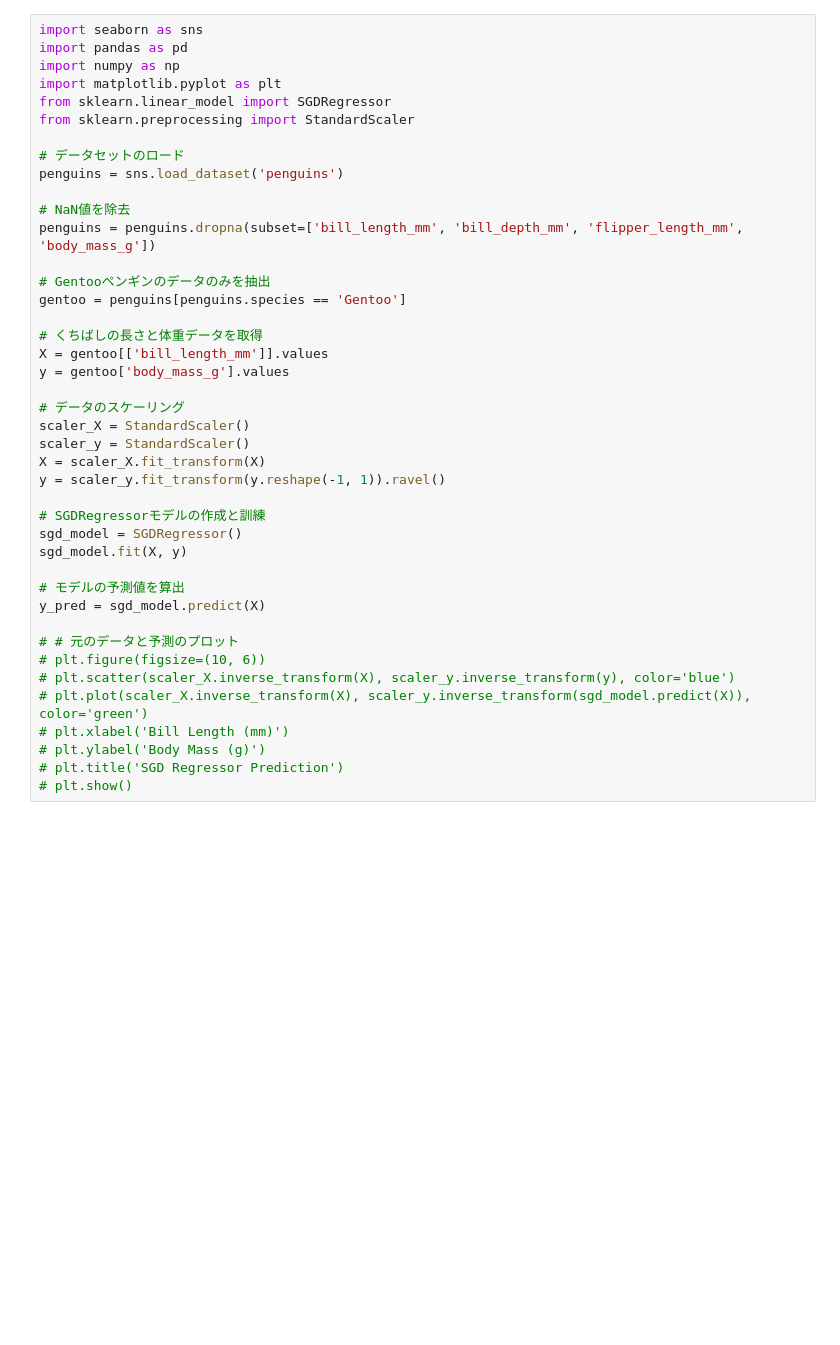
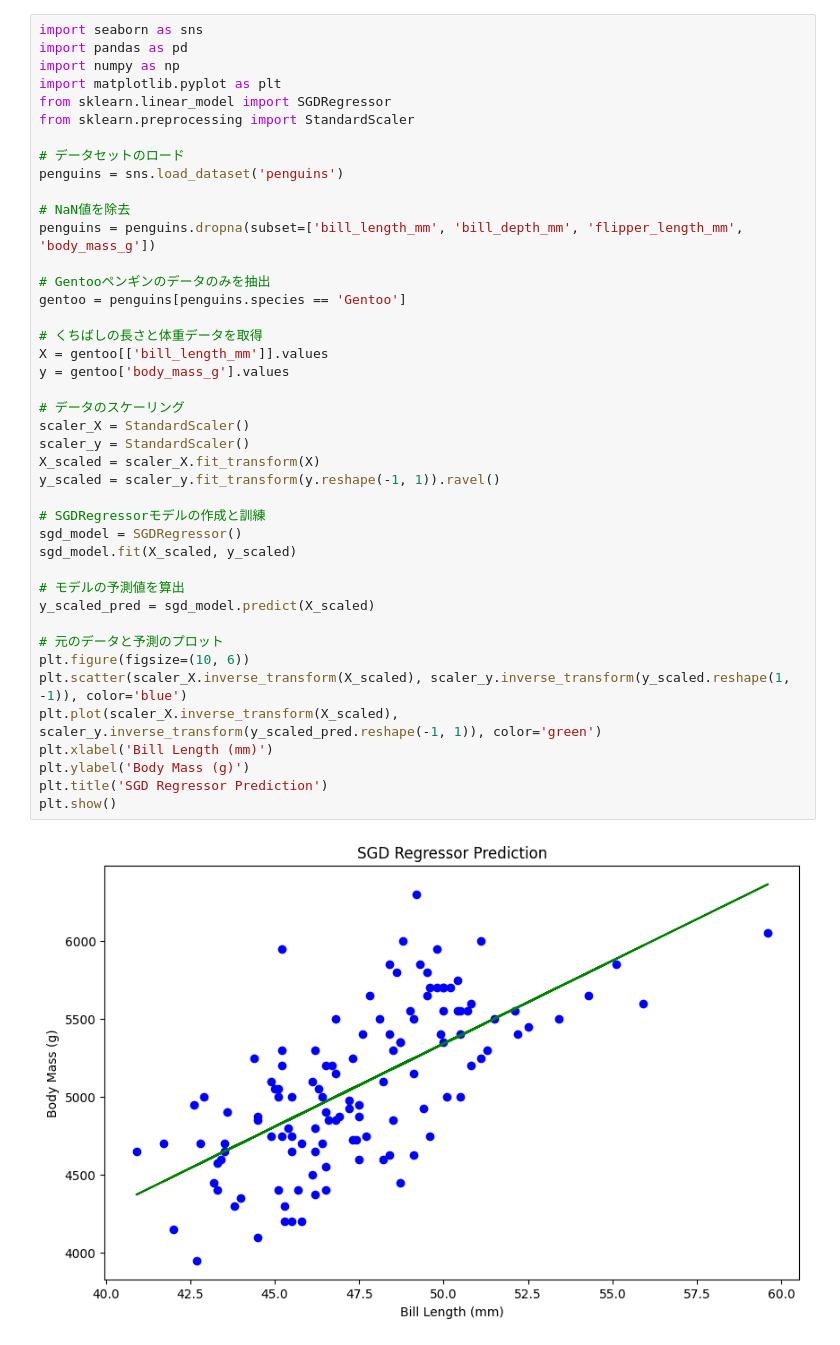
Before and after one commit to 892nske/qiita, a Jupyter notebook: 1_linear_regression/sgd.ipynb, the cells around one changed output. Cells and saved outputs as stored; diff of their text form; blank space fills up the shorter version.

```diff
--- a/1_linear_regression/sgd.ipynb
+++ b/1_linear_regression/sgd.ipynb
@@ -1,42 +1,44 @@
 # %%
 import seaborn as sns
 import pandas as pd
 import numpy as np
 import matplotlib.pyplot as plt
 from sklearn.linear_model import SGDRegressor
 from sklearn.preprocessing import StandardScaler
 
 # データセットのロード
 penguins = sns.load_dataset('penguins')
 
 # NaN値を除去
 penguins = penguins.dropna(subset=['bill_length_mm', 'bill_depth_mm', 'flipper_length_mm', 'body_mass_g'])
 
 # Gentooペンギンのデータのみを抽出
 gentoo = penguins[penguins.species == 'Gentoo']
 
 # くちばしの長さと体重データを取得
 X = gentoo[['bill_length_mm']].values
 y = gentoo['body_mass_g'].values
 
 # データのスケーリング
 scaler_X = StandardScaler()
 scaler_y = StandardScaler()
-X = scaler_X.fit_transform(X)
-y = scaler_y.fit_transform(y.reshape(-1, 1)).ravel()
+X_scaled = scaler_X.fit_transform(X)
+y_scaled = scaler_y.fit_transform(y.reshape(-1, 1)).ravel()
 
 # SGDRegressorモデルの作成と訓練
 sgd_model = SGDRegressor()
-sgd_model.fit(X, y)
+sgd_model.fit(X_scaled, y_scaled)
 
 # モデルの予測値を算出
-y_pred = sgd_model.predict(X)
+y_scaled_pred = sgd_model.predict(X_scaled)
 
-# # 元のデータと予測のプロット
-# plt.figure(figsize=(10, 6))
-# plt.scatter(scaler_X.inverse_transform(X), scaler_y.inverse_transform(y), color='blue')
-# plt.plot(scaler_X.inverse_transform(X), scaler_y.inverse_transform(sgd_model.predict(X)), color='green')
-# plt.xlabel('Bill Length (mm)')
-# plt.ylabel('Body Mass (g)')
-# plt.title('SGD Regressor Prediction')
-# plt.show()
+# 元のデータと予測のプロット
+plt.figure(figsize=(10, 6))
+plt.scatter(scaler_X.inverse_transform(X_scaled), scaler_y.inverse_transform(y_scaled.reshape(1, -1)), color='blue')
+plt.plot(scaler_X.inverse_transform(X_scaled), scaler_y.inverse_transform(y_scaled_pred.reshape(-1, 1)), color='green')
+plt.xlabel('Bill Length (mm)')
+plt.ylabel('Body Mass (g)')
+plt.title('SGD Regressor Prediction')
+plt.show()
+# %% [output]
+[figure, added]
```
Also changed, not shown: parts of 2 cells of this notebook.
